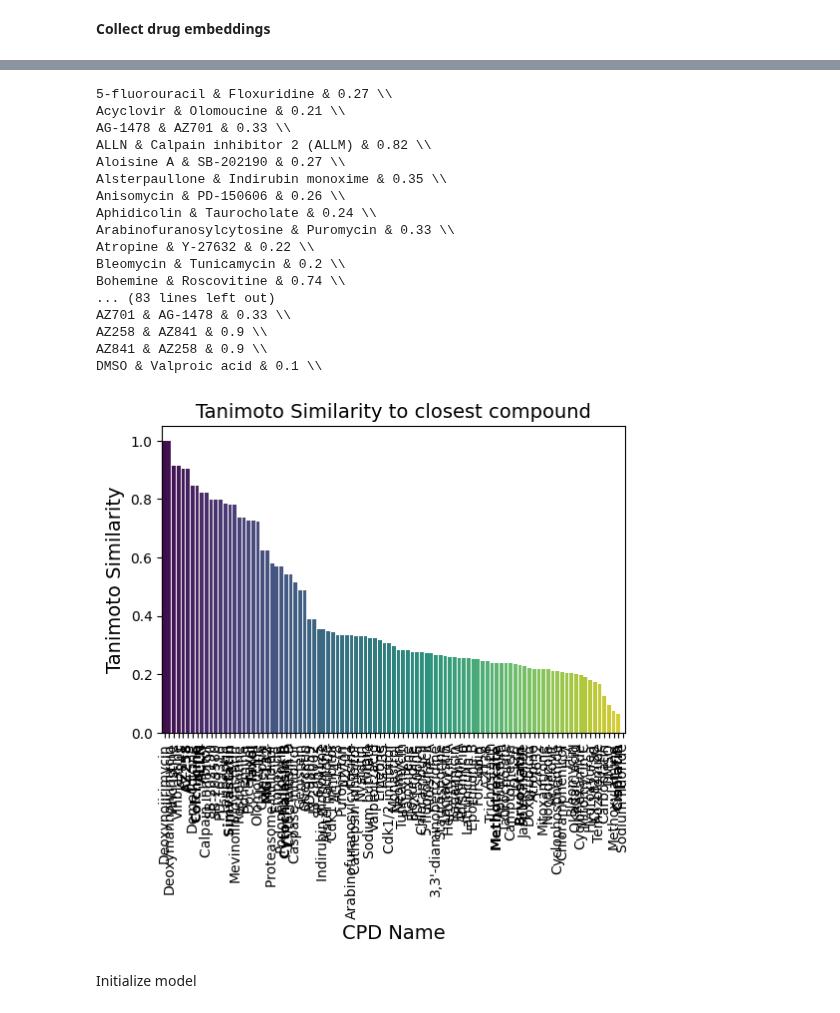
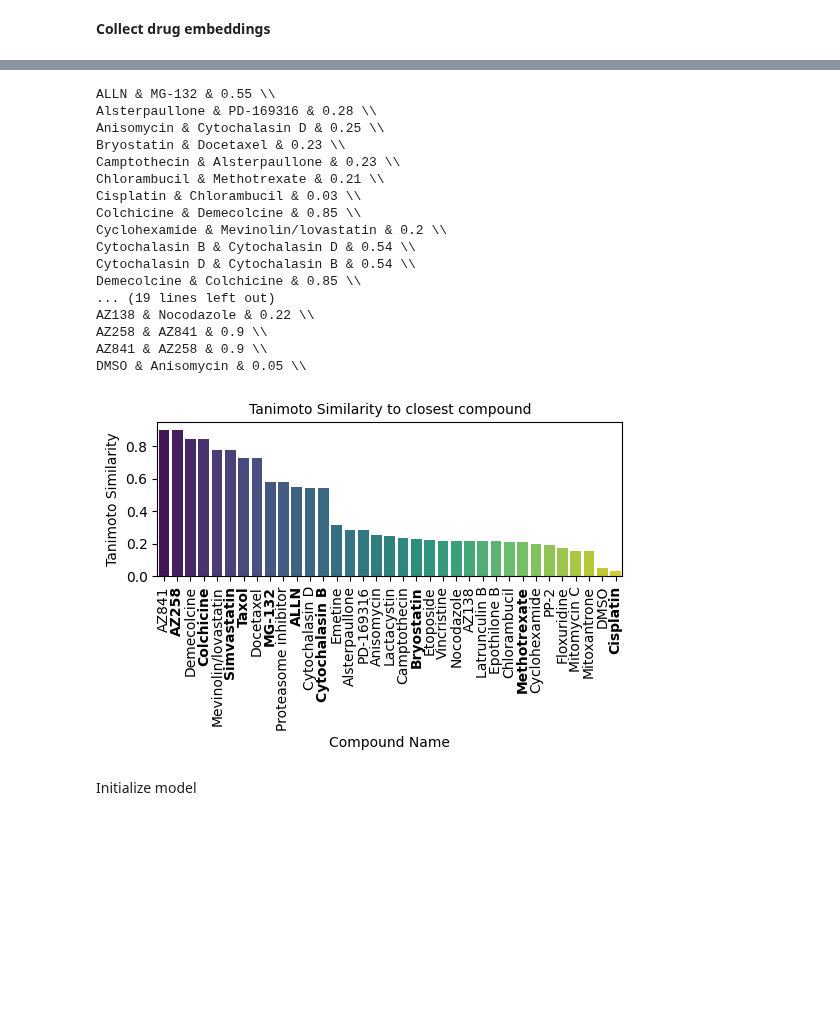
Before and after one commit to theislab/IMPA, a Jupyter notebook: notebooks/cpg0000/corrections_old_paper/unseen_drugs_whole_bbbc021/plot_scores.ipynb, the cells around one changed output, grey strips where cells are left out. Saved outputs shown, nothing was run; the diff lists cells and outputs as text; code cells hidden in the pictures; blank space fills up the shorter version.

Commit message:
Paper-ready plots

```diff
--- a/notebooks/cpg0000/corrections_old_paper/unseen_drugs_whole_bbbc021/plot_scores.ipynb
+++ b/notebooks/cpg0000/corrections_old_paper/unseen_drugs_whole_bbbc021/plot_scores.ipynb
@@ -132,7 +132,7 @@ def corrcoef(a, b):
 # %% [markdown]
 **Collect drug embeddings**
 # %%
-bbbbc021_embeddings = pd.read_csv("/home/icb/alessandro.palma/environment/IMPA/IMPA/embeddings/csv/emb_fp_all.csv", index_col=0)
+bbbbc021_embeddings = pd.read_csv("/home/icb/alessandro.palma/environment/IMPA/IMPA/embeddings/csv/emb_fp.csv", index_col=0)
 
 bbbc021_index = pd.read_csv("/lustre/groups/ml01/workspace/alessandro.palma/imCPA_official/data/bbbc021_unannotated/processed/bbbc021_unannotated_large/metadata/bbbc021_unannotated_large.csv")
 mol2moa = {mol:y for mol, y in zip(bbbc021_index["CPD_NAME"], bbbc021_index["ANNOT"])}
@@ -156,6 +156,7 @@ ood_moa = [mol2moa[mol] for mol in ood_drugs]
 # %%
 metadata = pd.read_csv("/lustre/groups/ml01/workspace/alessandro.palma/imCPA_official/data/bbbc021_unannotated/processed/bbbc021_unannotated_large/metadata/bbbc021_unannotated_large.csv",
                       index_col=0)
+metadata = metadata.loc[metadata.CPD_NAME.isin(bbbbc021_embeddings.index)]
 
 metadata_unique = metadata[["CPD_NAME", "SMILES"]]
 metadata_unique = metadata_unique.drop_duplicates(subset="CPD_NAME").set_index("CPD_NAME", drop=True)
@@ -190,23 +175,23 @@ concat.columns = ["Closest compound", "Tanimoto Similarity"]
 for cpd_name, close_cpd, tani in zip(concat.index,concat["Closest compound"], concat["Tanimoto Similarity"]):
     print(cpd_name[0].upper()+cpd_name[1:], "&", close_cpd[0].upper()+close_cpd[1:], "&", np.round(tani,2), r"\\")
 # %% [output]
-5-fluorouracil & Floxuridine & 0.27 \\
-Acyclovir & Olomoucine & 0.21 \\
-AG-1478 & AZ701 & 0.33 \\
-ALLN & Calpain inhibitor 2 (ALLM) & 0.82 \\
-Aloisine A & SB-202190 & 0.27 \\
-Alsterpaullone & Indirubin monoxime & 0.35 \\
-Anisomycin & PD-150606 & 0.26 \\
-Aphidicolin & Taurocholate & 0.24 \\
-Arabinofuranosylcytosine & Puromycin & 0.33 \\
-Atropine & Y-27632 & 0.22 \\
-Bleomycin & Tunicamycin & 0.2 \\
-Bohemine & Roscovitine & 0.74 \\
-... (83 lines left out)
-AZ701 & AG-1478 & 0.33 \\
+ALLN & MG-132 & 0.55 \\
+Alsterpaullone & PD-169316 & 0.28 \\
+Anisomycin & Cytochalasin D & 0.25 \\
+Bryostatin & Docetaxel & 0.23 \\
+Camptothecin & Alsterpaullone & 0.23 \\
+Chlorambucil & Methotrexate & 0.21 \\
+Cisplatin & Chlorambucil & 0.03 \\
+Colchicine & Demecolcine & 0.85 \\
+Cyclohexamide & Mevinolin/lovastatin & 0.2 \\
+Cytochalasin B & Cytochalasin D & 0.54 \\
+Cytochalasin D & Cytochalasin B & 0.54 \\
+Demecolcine & Colchicine & 0.85 \\
+... (19 lines left out)
+AZ138 & Nocodazole & 0.22 \\
 AZ258 & AZ841 & 0.9 \\
 AZ841 & AZ258 & 0.9 \\
-DMSO & Valproic acid & 0.1 \\
+DMSO & Anisomycin & 0.05 \\
 # %%
 ood_drugs = ["Taxol",
              "ALLN",
@@ -237,38 +222,38 @@ for name in mat_tani_second_highest_val.index:
         else:
             new_name = " ".join([name.split(" ")[0].capitalize(), name.split(" ")[1]])
 
     new_names.append(new_name)
 
 mat_tani_second_highest_val.index = new_names
 
 # Sort the Series by the values in descending order
 sorted_series = mat_tani_second_highest_val.sort_values(ascending=False)
 
-plt.figure(figsize=(6,4))
+plt.figure(figsize=(6,2))
 # Create the bar plot using Seaborn, flipping it horizontally
 sns.barplot(x=sorted_series.index, y=sorted_series.values, palette='viridis')
 
 # Set labels and title
-plt.xlabel('CPD Name', fontsize=14)
-plt.ylabel('Tanimoto Similarity', fontsize=14)
-plt.title('Tanimoto Similarity to closest compound', fontsize=14)
+plt.xlabel('Compound Name', fontsize=10)
+plt.ylabel('Tanimoto Similarity', fontsize=10)
+plt.title('Tanimoto Similarity to closest compound', fontsize=10)
 
 # Rotate x-axis labels
 plt.xticks(rotation=90)
 
 # Bold the labels for the OOD drugs
 ax = plt.gca()  # Get the current axis
 for tick_label in ax.get_xticklabels():
     if tick_label.get_text() in ood_drugs:
         tick_label.set_fontweight('bold')
 
 plt.savefig('/home/icb/alessandro.palma/environment/IMPA/IMPA/notebooks/cpg0000/corrections_old_paper/plots/tanimoto_sim.svg',
            dpi=300, bbox_inches='tight', format='svg')
 
 # Show plot
 plt.show()
 # %% [output]
-[figure, old version]
+[figure, new version]
 # %% [markdown]
 Initialize model
 # %%
```
Also changed, not shown: parts of 8 cells of this notebook, 9 other files.
